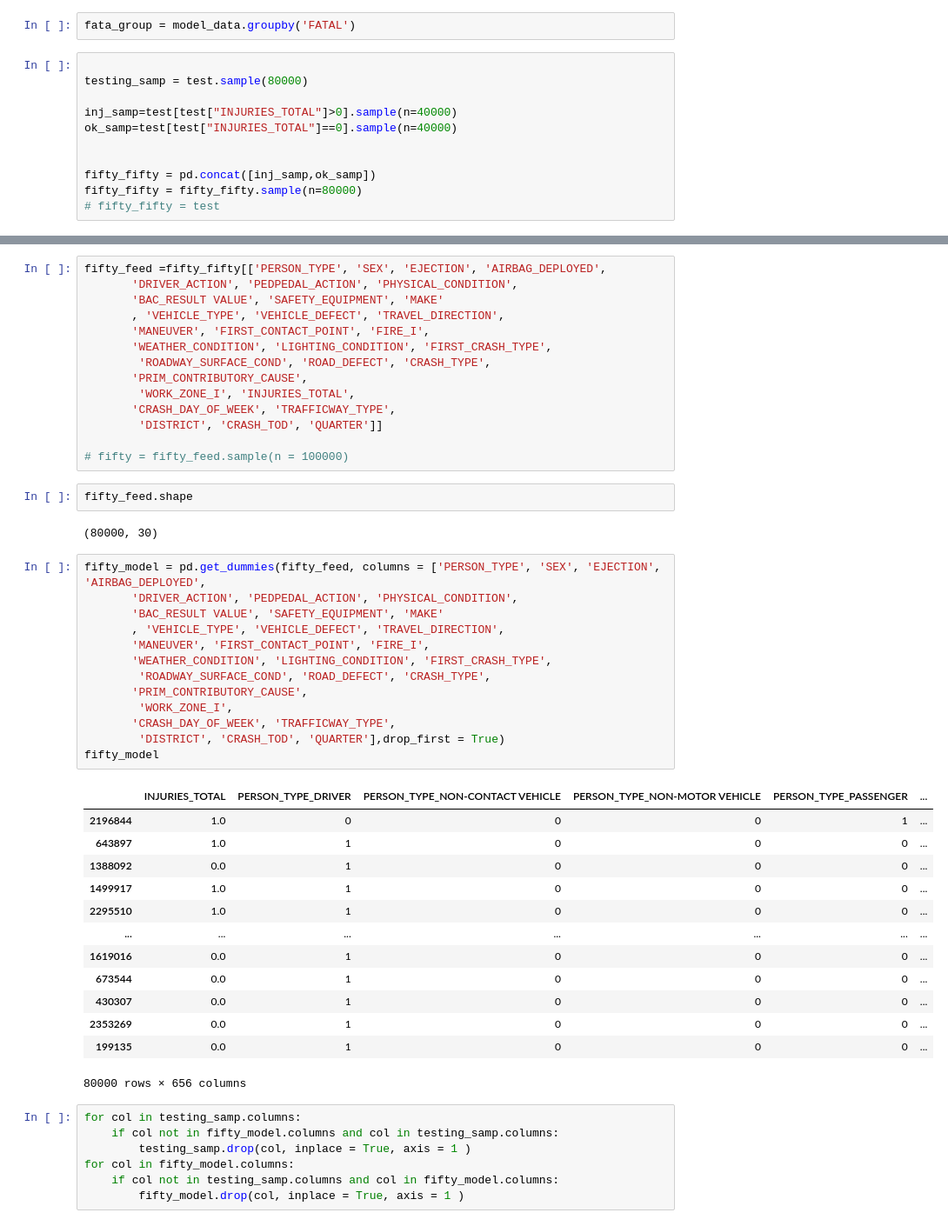
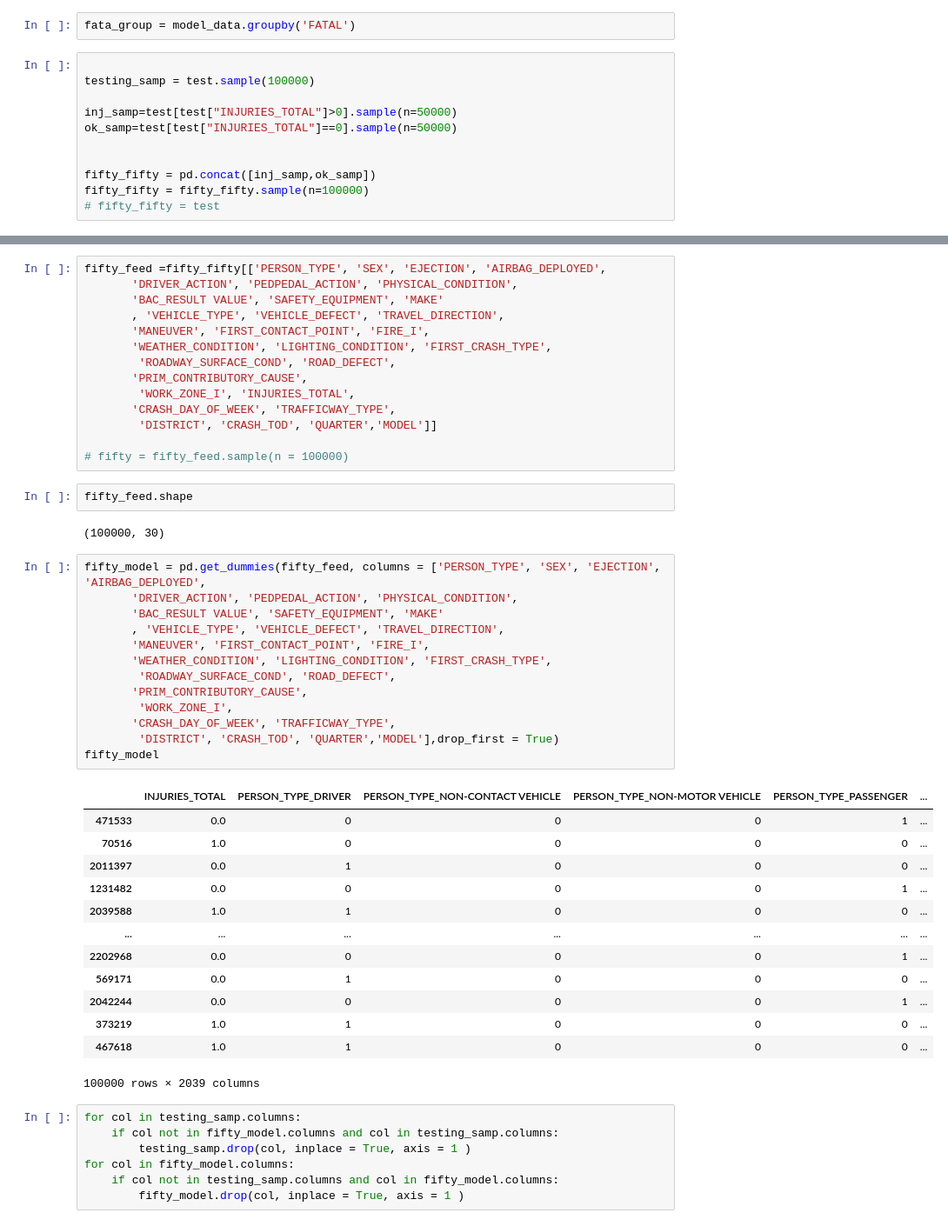
Before and after one commit to shigos/Traffic_Models, a Jupyter notebook: notebook/clean_merge_note.ipynb, the cells around one changed output, grey strips where cells are left out. Shown at 87% size. Cells and saved outputs as stored; diff of their text form.

```diff
--- a/notebook/clean_merge_note.ipynb
+++ b/notebook/clean_merge_note.ipynb
@@ -613,14 +652,14 @@ dtype: int64
 fata_group = model_data.groupby('FATAL')
 # %%
 
-testing_samp = test.sample(80000)
+testing_samp = test.sample(100000)
 
-inj_samp=test[test["INJURIES_TOTAL"]>0].sample(n=40000)
-ok_samp=test[test["INJURIES_TOTAL"]==0].sample(n=40000)
+inj_samp=test[test["INJURIES_TOTAL"]>0].sample(n=50000)
+ok_samp=test[test["INJURIES_TOTAL"]==0].sample(n=50000)
 
 
 fifty_fifty = pd.concat([inj_samp,ok_samp])
-fifty_fifty = fifty_fifty.sample(n=80000)
+fifty_fifty = fifty_fifty.sample(n=100000)
 # fifty_fifty = test
 # %%
 testing_samp.columns
@@ -698,44 +739,44 @@ fifty_feed =fifty_fifty[['PERSON_TYPE', 'SEX', 'EJECTION', 'AIRBAG_DEPLOYED',
        , 'VEHICLE_TYPE', 'VEHICLE_DEFECT', 'TRAVEL_DIRECTION',
        'MANEUVER', 'FIRST_CONTACT_POINT', 'FIRE_I',
        'WEATHER_CONDITION', 'LIGHTING_CONDITION', 'FIRST_CRASH_TYPE',
-        'ROADWAY_SURFACE_COND', 'ROAD_DEFECT', 'CRASH_TYPE',
+        'ROADWAY_SURFACE_COND', 'ROAD_DEFECT',
        'PRIM_CONTRIBUTORY_CAUSE',
         'WORK_ZONE_I', 'INJURIES_TOTAL',
        'CRASH_DAY_OF_WEEK', 'TRAFFICWAY_TYPE',
-        'DISTRICT', 'CRASH_TOD', 'QUARTER']]
+        'DISTRICT', 'CRASH_TOD', 'QUARTER','MODEL']]
 
 # fifty = fifty_feed.sample(n = 100000)
 # %%
 fifty_feed.shape
 # %% [output]
-(80000, 30)
+(100000, 30)
 # %%
 fifty_model = pd.get_dummies(fifty_feed, columns = ['PERSON_TYPE', 'SEX', 'EJECTION', 'AIRBAG_DEPLOYED',
        'DRIVER_ACTION', 'PEDPEDAL_ACTION', 'PHYSICAL_CONDITION',
        'BAC_RESULT VALUE', 'SAFETY_EQUIPMENT', 'MAKE'
        , 'VEHICLE_TYPE', 'VEHICLE_DEFECT', 'TRAVEL_DIRECTION',
        'MANEUVER', 'FIRST_CONTACT_POINT', 'FIRE_I',
        'WEATHER_CONDITION', 'LIGHTING_CONDITION', 'FIRST_CRASH_TYPE',
-        'ROADWAY_SURFACE_COND', 'ROAD_DEFECT', 'CRASH_TYPE',
+        'ROADWAY_SURFACE_COND', 'ROAD_DEFECT',
        'PRIM_CONTRIBUTORY_CAUSE',
         'WORK_ZONE_I',
        'CRASH_DAY_OF_WEEK', 'TRAFFICWAY_TYPE',
-        'DISTRICT', 'CRASH_TOD', 'QUARTER'],drop_first = True)
+        'DISTRICT', 'CRASH_TOD', 'QUARTER','MODEL'],drop_first = True)
 fifty_model
 # %% [output]
 |  | INJURIES_TOTAL | PERSON_TYPE_DRIVER | PERSON_TYPE_NON-CONTACT VEHICLE | PERSON_TYPE_NON-MOTOR VEHICLE | PERSON_TYPE_PASSENGER | ... |
-| 2196844 | 1.0 | 0 | 0 | 0 | 1 | ... |
-| 643897 | 1.0 | 1 | 0 | 0 | 0 | ... |
-| 1388092 | 0.0 | 1 | 0 | 0 | 0 | ... |
-| 1499917 | 1.0 | 1 | 0 | 0 | 0 | ... |
-| 2295510 | 1.0 | 1 | 0 | 0 | 0 | ... |
+| 471533 | 0.0 | 0 | 0 | 0 | 1 | ... |
+| 70516 | 1.0 | 0 | 0 | 0 | 0 | ... |
+| 2011397 | 0.0 | 1 | 0 | 0 | 0 | ... |
+| 1231482 | 0.0 | 0 | 0 | 0 | 1 | ... |
+| 2039588 | 1.0 | 1 | 0 | 0 | 0 | ... |
 | ... | ... | ... | ... | ... | ... | ... |
-| 1619016 | 0.0 | 1 | 0 | 0 | 0 | ... |
-| 673544 | 0.0 | 1 | 0 | 0 | 0 | ... |
-| 430307 | 0.0 | 1 | 0 | 0 | 0 | ... |
-| 2353269 | 0.0 | 1 | 0 | 0 | 0 | ... |
-| 199135 | 0.0 | 1 | 0 | 0 | 0 | ... |
+| 2202968 | 0.0 | 0 | 0 | 0 | 1 | ... |
+| 569171 | 0.0 | 1 | 0 | 0 | 0 | ... |
+| 2042244 | 0.0 | 0 | 0 | 0 | 1 | ... |
+| 373219 | 1.0 | 1 | 0 | 0 | 0 | ... |
+| 467618 | 1.0 | 1 | 0 | 0 | 0 | ... |
-80000 rows × 656 columns
+100000 rows × 2039 columns
 # %%
 for col in testing_samp.columns:
     if col not in fifty_model.columns and col in testing_samp.columns:
```
Also changed, not shown: parts of 52 cells of this notebook, 2 other files.
